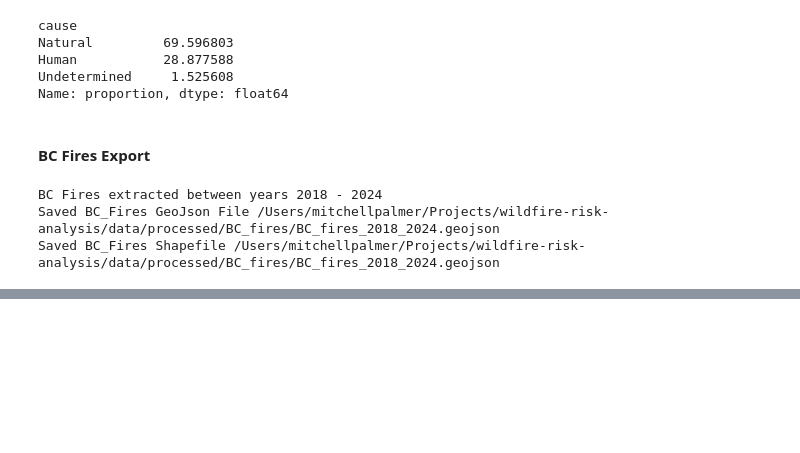
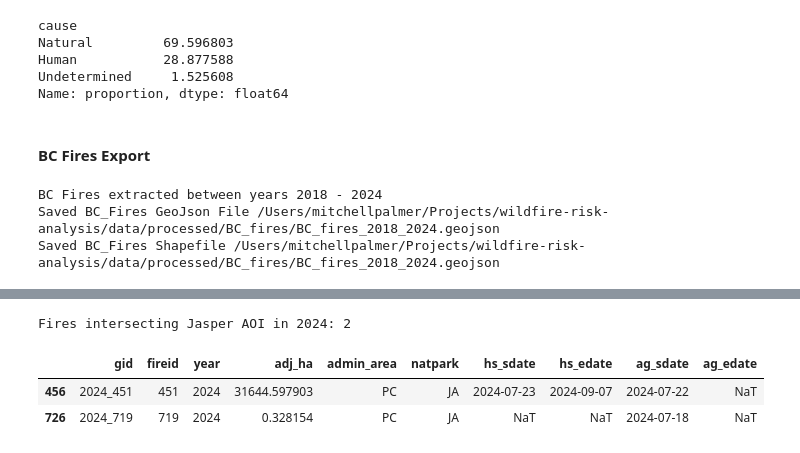
Before and after one commit to Mitch-P-Analyst/wildfire-risk-analysis, a Jupyter notebook: notebooks/03_shapefiles.ipynb, the cells around one changed output, grey strips where cells are left out. Drawn from its saved outputs; the diff is of its cells as text; code cells hidden in the pictures; blank space fills up the shorter version.

```diff
--- a/notebooks/03_shapefiles.ipynb
+++ b/notebooks/03_shapefiles.ipynb
@@ -391,0 +499,29 @@ Avalanche Canada Wildfires dataframe shape: (3967, 22)
+# %%
+# Filter to 2024 fires first
+fires_2024 = all_gdf_df[all_gdf_df["year"] == 2024].copy()
+
+# Ensure they are in the same CRS as the Jasper polygon
+if fires_2024.crs is None:
+    print("WARNING: all_gdf_df has no CRS set – set it before continuing.")
+elif fires_2024.crs.to_epsg() != 4326:
+    fires_2024 = fires_2024.to_crs(jasper_gdf.crs)
+
+# Spatial join: which fires intersect your Jasper AOI?
+fires_2024_jasper = gpd.sjoin(
+    fires_2024,
+    jasper_gdf,
+    how="inner",
+    predicate="intersects"
+)
+
+print(f"Fires intersecting Jasper AOI in 2024: {len(fires_2024_jasper)}")
+
+fires_2024_jasper[
+    ["gid", "fireid", "year", "adj_ha", "admin_area",
+     "natpark", "hs_sdate", "hs_edate", "ag_sdate", "ag_edate"]
+]
+# %% [output]
+Fires intersecting Jasper AOI in 2024: 2
+|  | gid | fireid | year | adj_ha | admin_area | natpark | hs_sdate | hs_edate | ag_sdate | ag_edate |
+| 456 | 2024_451 | 451 | 2024 | 31644.597903 | PC | JA | 2024-07-23 | 2024-09-07 | 2024-07-22 | NaT |
+| 726 | 2024_719 | 719 | 2024 | 0.328154 | PC | JA | NaT | NaT | 2024-07-18 | NaT |
```
Also changed, not shown: parts of 15 cells of this notebook, 1 other file.
